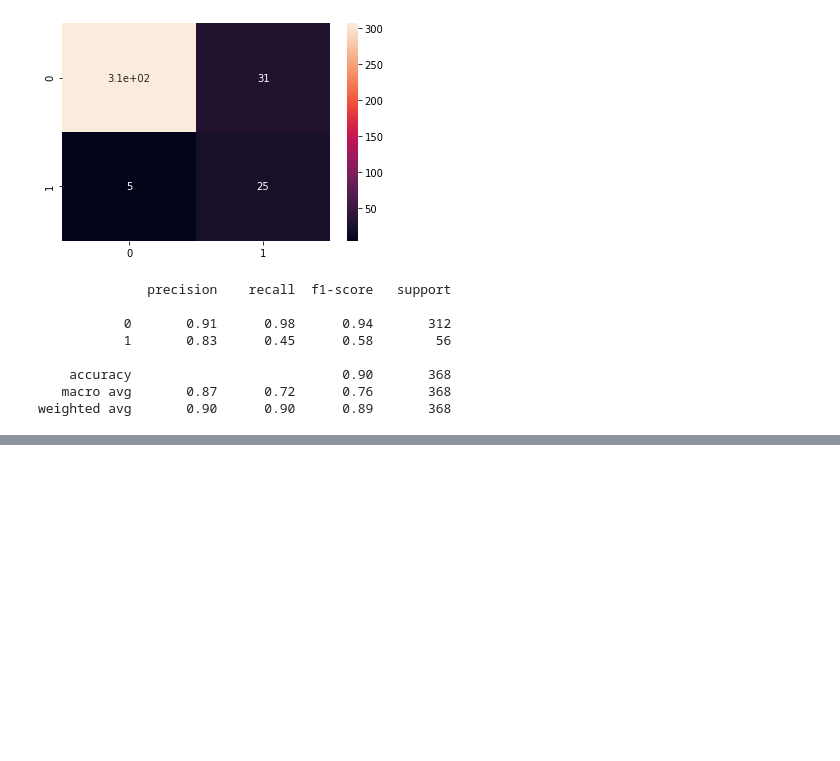
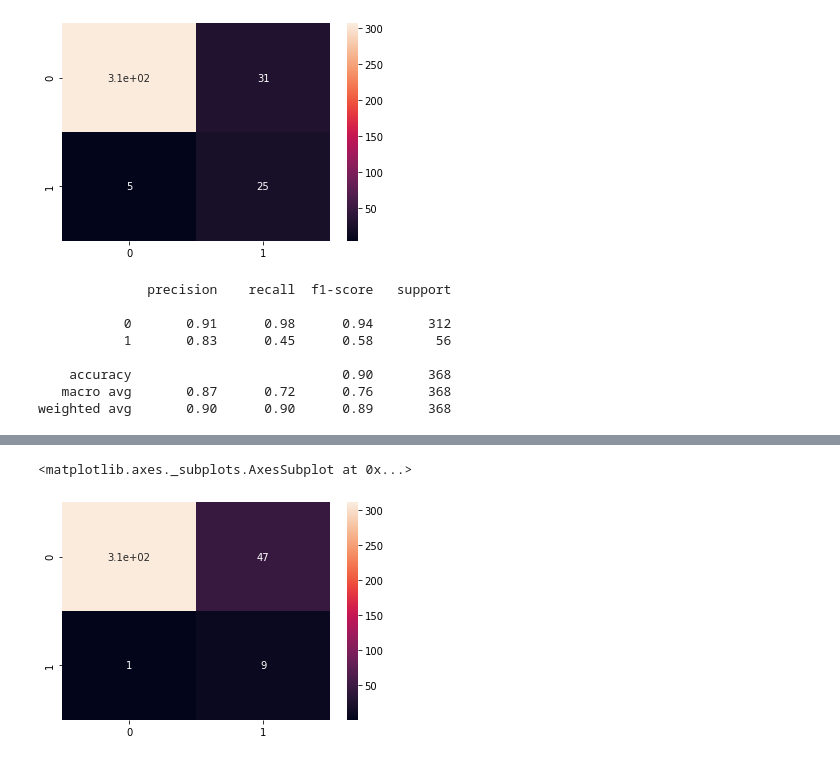
Before and after one commit to sukesh-reddy/Data-Science-Projects---Business, a Jupyter notebook: 1-Human Resource Department/HR Analyitcs IBM.ipynb, the cells around one changed output, grey strips where cells are left out. Cells and saved outputs as stored; diff of their text form; code cells hidden in the pictures; blank space fills up the shorter version.

Commit message:
Random forest model is completed

```diff
--- a/1-Human Resource Department/HR Analyitcs IBM.ipynb
+++ b/1-Human Resource Department/HR Analyitcs IBM.ipynb
@@ -389,0 +393,3 @@ weighted avg       0.90      0.90      0.89       368
+# %%
+rf_model = RandomForestClassifier()
+rf_model.fit(X_train,y_train)
@@ -389,0 +405,7 @@ weighted avg       0.90      0.90      0.89       368
+# %%
+y_pred = rf_model.predict(X_test)
+# %%
+sns.heatmap(confusion_matrix(y_pred,y_test),annot=True)
+# %% [output]
+<matplotlib.axes._subplots.AxesSubplot at 0x...>
+[figure, added]
```
Also changed, not shown: parts of 4 cells of this notebook.
